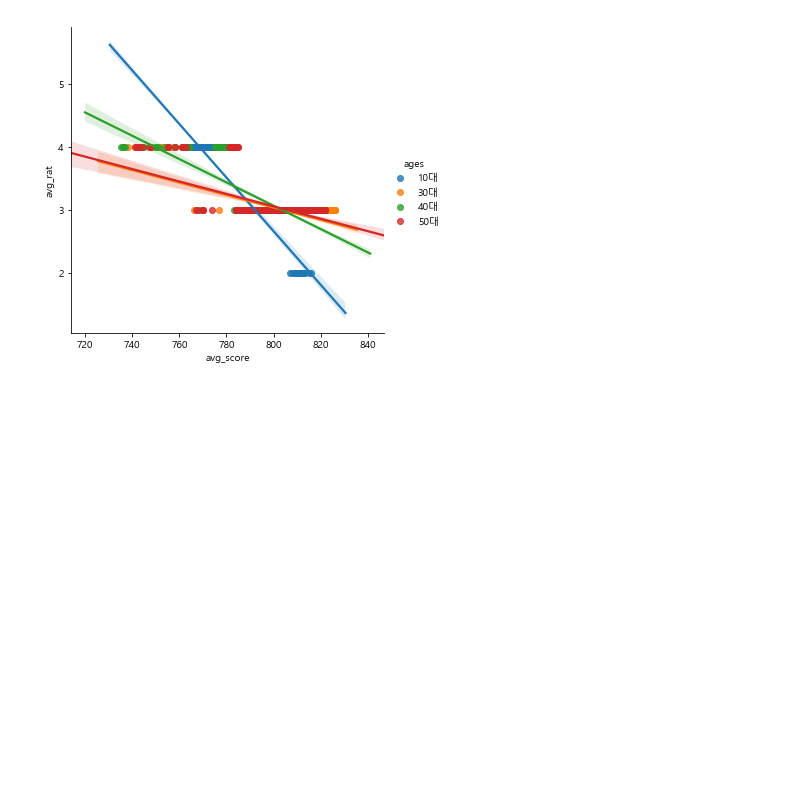
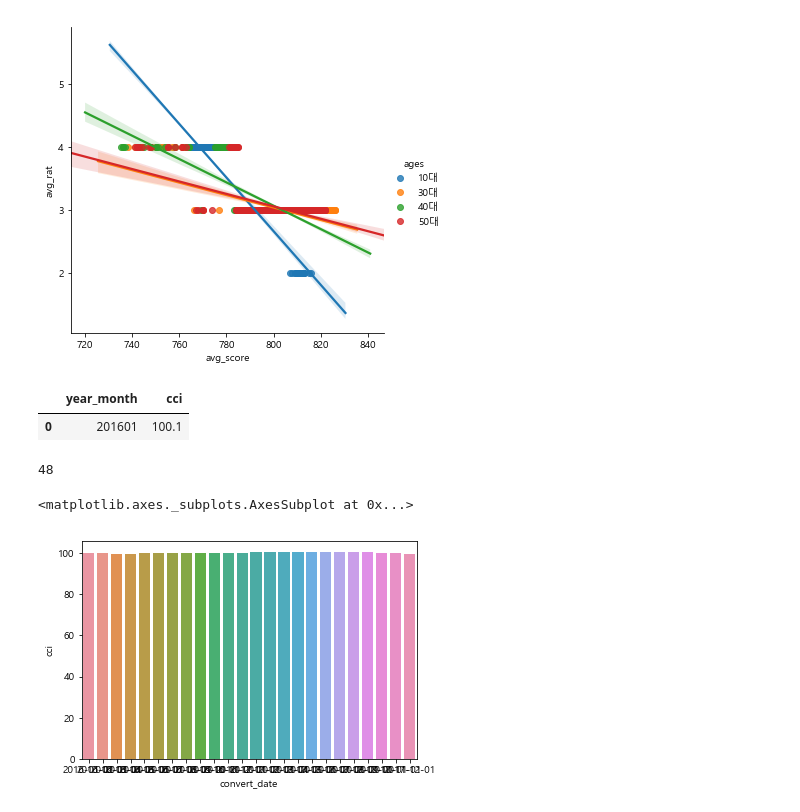
Before and after one commit to chickchick1044/TIL, a Jupyter notebook: 공모전/0627 신용등급별 분석.ipynb, the cells around one changed output. Cells and saved outputs as stored; diff of their text form; code cells hidden in the pictures; blank space fills up the shorter version.

```diff
--- a/공모전/0627 신용등급별 분석.ipynb
+++ b/공모전/0627 신용등급별 분석.ipynb
@@ -160,3 +163,17 @@ def Linear_model(age_data):
 # lm.fit(x_train, y_train)
 # predictions = lm.predict(x_test)
 # plt.scatter(y_test, predictions)
+# %%
+cci.head(1)
+# %% [output]
+|  | year_month | cci |
+| 0 | 201601 | 100.1 |
+# %%
+import datetime
+for i in range(len(cci.year_month)):
+    cci['convert_date'][i] = datetime.datetime.strptime(str(cci.year_month[i]), "%Y%m").date()
+# %%
+# len(cci) #24
+len(cci.convert_date)
+# %% [output]
+48
@@ -162,0 +182,5 @@ def Linear_model(age_data):
+# %%
+sns.barplot(x='convert_date', y='cci', data=cci)
+# %% [output]
+<matplotlib.axes._subplots.AxesSubplot at 0x...>
+[figure, added]
```
Also changed, not shown: parts of 27 cells of this notebook, 5 other files.
